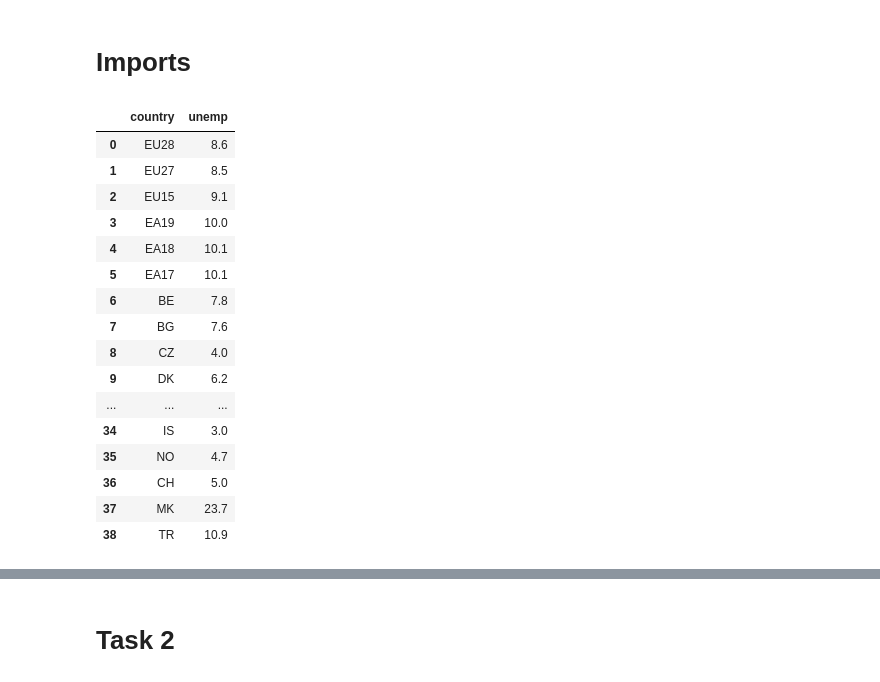
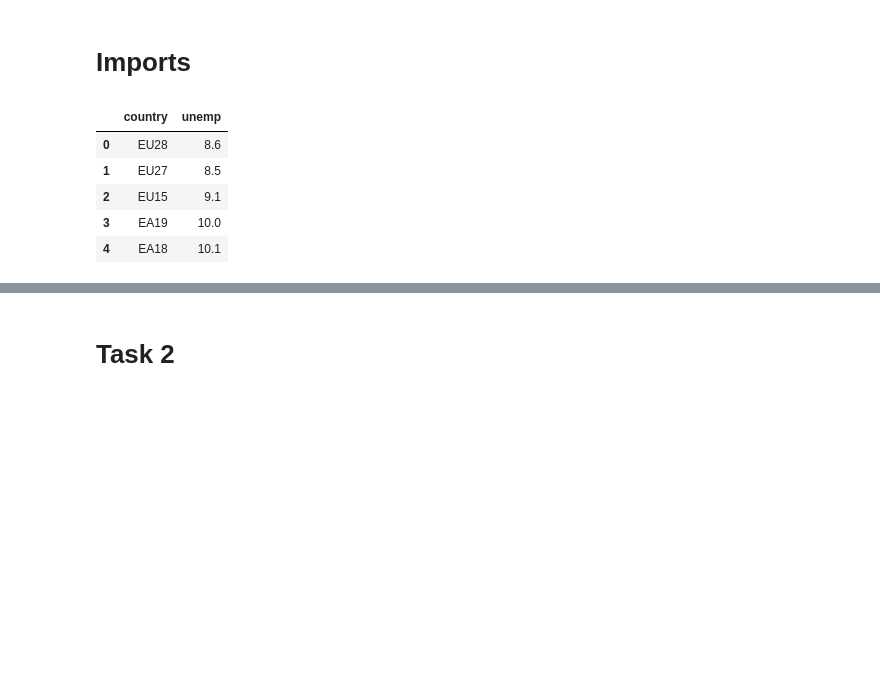
Before and after one commit to darioAnongba/EPFL-ADA, a Jupyter notebook: Labs/03 - Interactive Viz/Homework3.ipynb, the cells around one changed output, grey strips where cells are left out. Saved outputs shown, nothing was run; the diff lists cells and outputs as text; code cells hidden in the pictures; blank space fills up the shorter version.

```diff
--- a/Labs/03 - Interactive Viz/Homework3.ipynb
+++ b/Labs/03 - Interactive Viz/Homework3.ipynb
@@ -14,25 +19,14 @@ country_geo = os.path.join('topojson', 'europe.topojson.json')
 # %%
 # Manually change 'UK' to 'GB' because topojson using 'GB'
 unemployment.loc[unemployment['country'] == 'UK', ['country']] = ['GB']
-unemployment
+unemployment.head()
 # %% [output]
 |  | country | unemp |
 | 0 | EU28 | 8.6 |
 | 1 | EU27 | 8.5 |
 | 2 | EU15 | 9.1 |
 | 3 | EA19 | 10.0 |
 | 4 | EA18 | 10.1 |
-| 5 | EA17 | 10.1 |
-| 6 | BE | 7.8 |
-| 7 | BG | 7.6 |
-| 8 | CZ | 4.0 |
-| 9 | DK | 6.2 |
-| ... | ... | ... |
-| 34 | IS | 3.0 |
-| 35 | NO | 4.7 |
-| 36 | CH | 5.0 |
-| 37 | MK | 23.7 |
-| 38 | TR | 10.9 |
 # %%
 # Read country_geo file
 with open(country_geo) as f: country_geo_json = json.loads(f.read())
```
Also changed, not shown: parts of 8 cells of this notebook.
